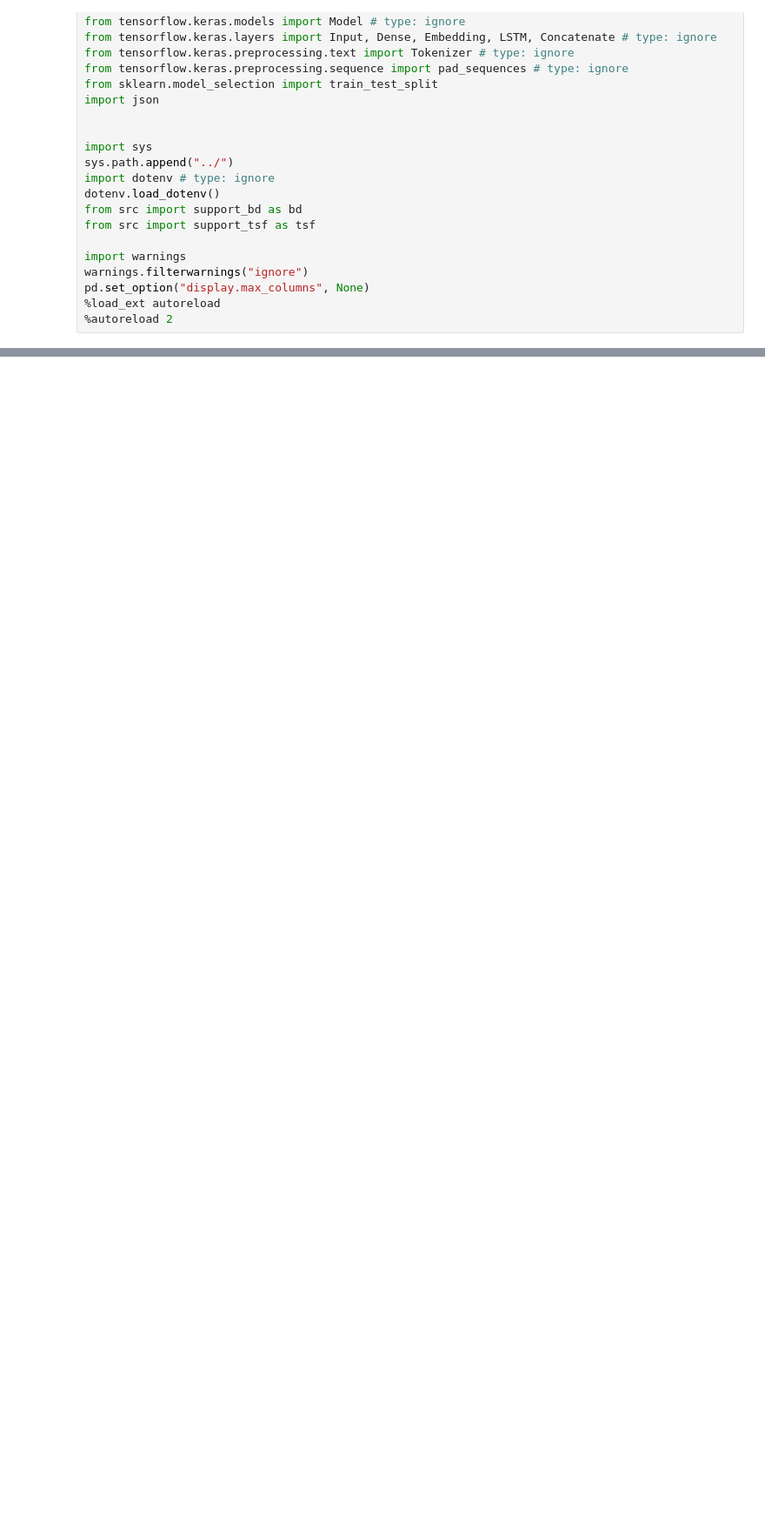
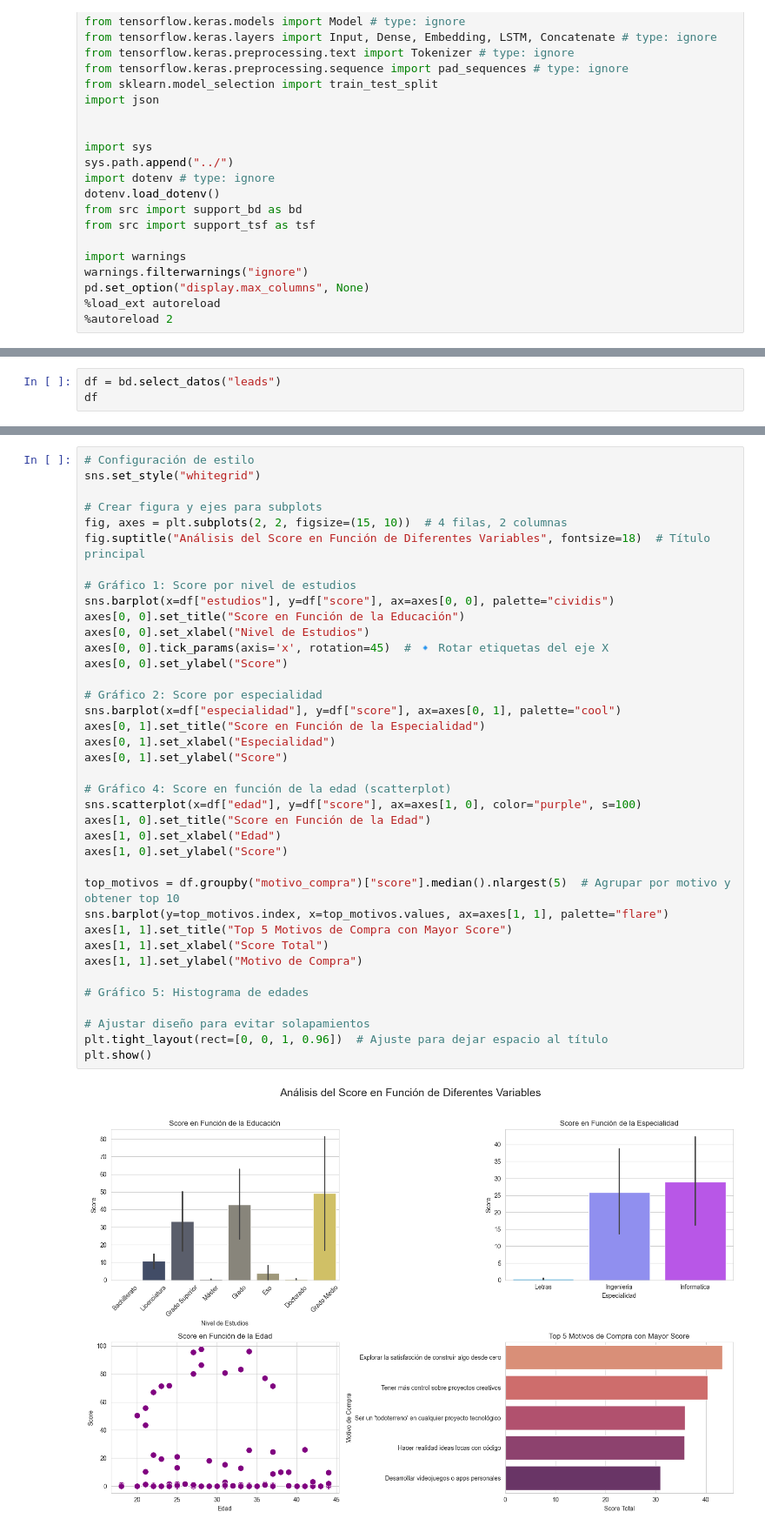
Before and after one commit to santiagorodriguez-dev/pf_02_exploracion_datos_modelo, a Jupyter notebook: notebooks/02_generacion_datos_modelo_.ipynb, the cells around one changed output, grey strips where cells are left out. Shown: that part at 87% size. Saved outputs shown, nothing was run; the diff lists cells and outputs as text; blank space fills up the shorter version.

```diff
--- a/notebooks/02_generacion_datos_modelo_.ipynb
+++ b/notebooks/02_generacion_datos_modelo_.ipynb
@@ -134,0 +75,3 @@ tsf.crear_modelo()
+# %%
+df = bd.select_datos("leads")
+df
@@ -134,0 +92,40 @@ tsf.crear_modelo()
+# %%
+# Configuración de estilo
+sns.set_style("whitegrid")
+
+# Crear figura y ejes para subplots
+fig, axes = plt.subplots(2, 2, figsize=(15, 10))  # 4 filas, 2 columnas
+fig.suptitle("Análisis del Score en Función de Diferentes Variables", fontsize=18)  # Título principal
+
+# Gráfico 1: Score por nivel de estudios
+sns.barplot(x=df["estudios"], y=df["score"], ax=axes[0, 0], palette="cividis")
+axes[0, 0].set_title("Score en Función de la Educación")
+axes[0, 0].set_xlabel("Nivel de Estudios")
+axes[0, 0].tick_params(axis='x', rotation=45)  # 🔹 Rotar etiquetas del eje X
+axes[0, 0].set_ylabel("Score")
+
+# Gráfico 2: Score por especialidad
+sns.barplot(x=df["especialidad"], y=df["score"], ax=axes[0, 1], palette="cool")
+axes[0, 1].set_title("Score en Función de la Especialidad")
+axes[0, 1].set_xlabel("Especialidad")
+axes[0, 1].set_ylabel("Score")
+
+# Gráfico 4: Score en función de la edad (scatterplot)
+sns.scatterplot(x=df["edad"], y=df["score"], ax=axes[1, 0], color="purple", s=100)
+axes[1, 0].set_title("Score en Función de la Edad")
+axes[1, 0].set_xlabel("Edad")
+axes[1, 0].set_ylabel("Score")
+
+top_motivos = df.groupby("motivo_compra")["score"].median().nlargest(5)  # Agrupar por motivo y obtener top 10
+sns.barplot(y=top_motivos.index, x=top_motivos.values, ax=axes[1, 1], palette="flare")
+axes[1, 1].set_title("Top 5 Motivos de Compra con Mayor Score")
+axes[1, 1].set_xlabel("Score Total")
+axes[1, 1].set_ylabel("Motivo de Compra")
+
+# Gráfico 5: Histograma de edades
+
+# Ajustar diseño para evitar solapamientos
+plt.tight_layout(rect=[0, 0, 1, 0.96])  # Ajuste para dejar espacio al título
+plt.show()
+# %% [output]
+[figure, added]
```
Also changed, not shown: parts of 8 cells of this notebook.
